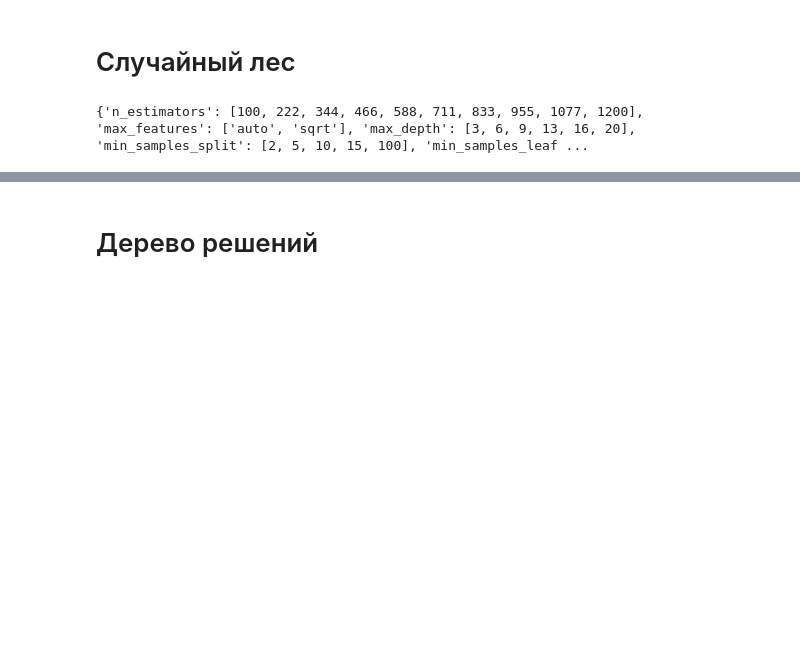
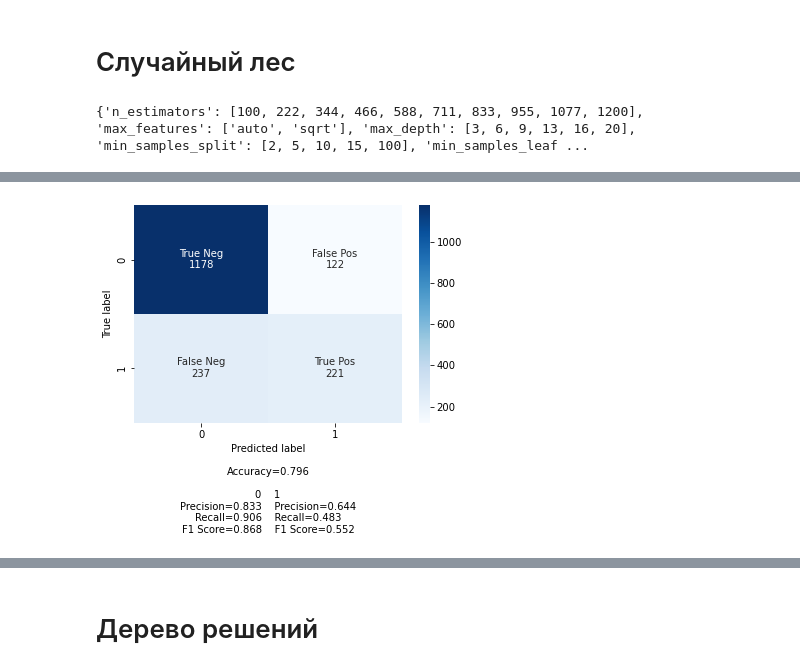
Before and after one commit to nurik08/Churn_Model, a Jupyter notebook: model.ipynb, the cells around one changed output, grey strips where cells are left out. Saved outputs shown, nothing was run; the diff lists cells and outputs as text; code cells hidden in the pictures; blank space fills up the shorter version.

```diff
--- a/model.ipynb
+++ b/model.ipynb
@@ -174,17 +174,3 @@ random_state=42, min_samples_leaf=5, max_features='auto', bootstrap='False', max
 forest.fit(X_train, y_train)
 # Предсказание модели на тестовых данных
 predict_forest = forest.predict(X_test)
-# %%
-cf_matrix = confusion_matrix(y_test, predict_forest)
-group_names = ["True Neg", "False Pos", "False Neg", "True Pos"]
-group_counts = ["{0:0.0f}".format(value) for value in cf_matrix.flatten()]
-
-labels = [f"{v1}\n{v2}" for v1, v2 in zip(group_names,group_counts)]
-
-labels = np.asarray(labels).reshape(2,2)
-sns.heatmap(cf_matrix, annot=labels, fmt='', cmap='Blues')
-plt.xlabel('Predicted Label')
-plt.ylabel('True Label')
-plt.show()
-
-print(classification_report(y_test, predict_forest))
@@ -200,0 +177,78 @@ weighted avg       0.78      0.80      0.79      1758
+# %%
+cf_matrix_forest = confusion_matrix(y_test, predict_forest)
+group_names = ["True Neg", "False Pos", "False Neg", "True Pos"]
+# Функция для визуализаций матрицы ошибок
+def make_confusion_matrix(cf,
+                          group_names=None,
+                          count=True,
+                          cbar=True,
+                          xyplotlabels=True,
+                          sum_stats=True,
+                          figsize=None,
+                          cmap='Blues',
+                          title=None):
+
+    # Код для создания текста внутри квадрата
+    blanks = ['' for i in range(cf.size)]
+
+    if group_names and len(group_names)==cf.size:
+        group_labels = ["{}\n".format(value) for value in group_names]
+    else:
+        group_labels = blanks
+
+    if count:
+        group_counts = ["{0:0.0f}\n".format(value) for value in cf.flatten()]
+    else:
+        group_counts = blanks
+
+
+    box_labels = [f"{v1}{v2}".strip() for v1, v2 in zip(group_labels,group_counts)]
+    box_labels = np.asarray(box_labels).reshape(cf.shape[0],cf.shape[1])
+
+    print(box_labels)
+    # Код для генераций суммарной статистики и текса
+    if sum_stats:
+        #Вычисляем accuracy
+        accuracy  = np.trace(cf) / float(np.sum(cf))
+
+        # Если бинарная матрица ошибок
+        if len(cf)==2:
+            # Метрики для бинарной матрицы ошибок
+            precision_1 = cf[1,1] / sum(cf[:,1])
+            recall_1    = cf[1,1] / sum(cf[1,:])
+            f1_score_1  = 2*precision_1*recall_1 / (precision_1 + recall_1)
+
+            precision_0 = cf[0,0] / sum(cf[:,0])
+            recall_0    = cf[0,0] / sum(cf[0,:])
+            f1_score_0  = 2*precision_0*recall_0 / (precision_0 + recall_0)
+
+            stats_text = "\n\nAccuracy={:0.3f}\n\n0    1\nPrecision={:0.3f}    Precision={:0.3f}\nRecall={:0.3f}    Recall={:0.3f}\nF1 Score={:0.3f}    F1 Score={:0.3f}".format(
+                accuracy,precision_0, precision_1,recall_0, recall_1,f1_score_0, f1_score_1)
+        else:
+            stats_text = "\n\nAccuracy={:0.3f}".format(accuracy)
+    else:
+        stats_text = ""
+
+
+    # Параметры рисунка
+    if figsize==None:
+        # Значение по умолчанию
+        figsize = plt.rcParams.get('figure.figsize')
+
+
+
+    # Визуализация матрицы ошибок
+    plt.figure(figsize=figsize)
+    sns.heatmap(cf, annot=box_labels, fmt="", cmap=cmap, cbar=cbar)
+
+    if xyplotlabels:
+        plt.ylabel('True label')
+        plt.xlabel('Predicted label' + stats_text)
+    else:
+        plt.xlabel(stats_text)
+
+    if title:
+        plt.title(title)
+
+make_confusion_matrix(cf_matrix_forest, group_names)
+# %% [output]
@@ -201,3 +257,4 @@ weighted avg       0.78      0.80      0.79      1758
+[figure, added]
 # %%
 # Создаем датафрейм на основе важности признаков
 importance = pd.DataFrame({'features': X.columns, 'feature_importances_':forest.feature_importances_,})
```
Also changed, not shown: parts of 14 cells of this notebook.
